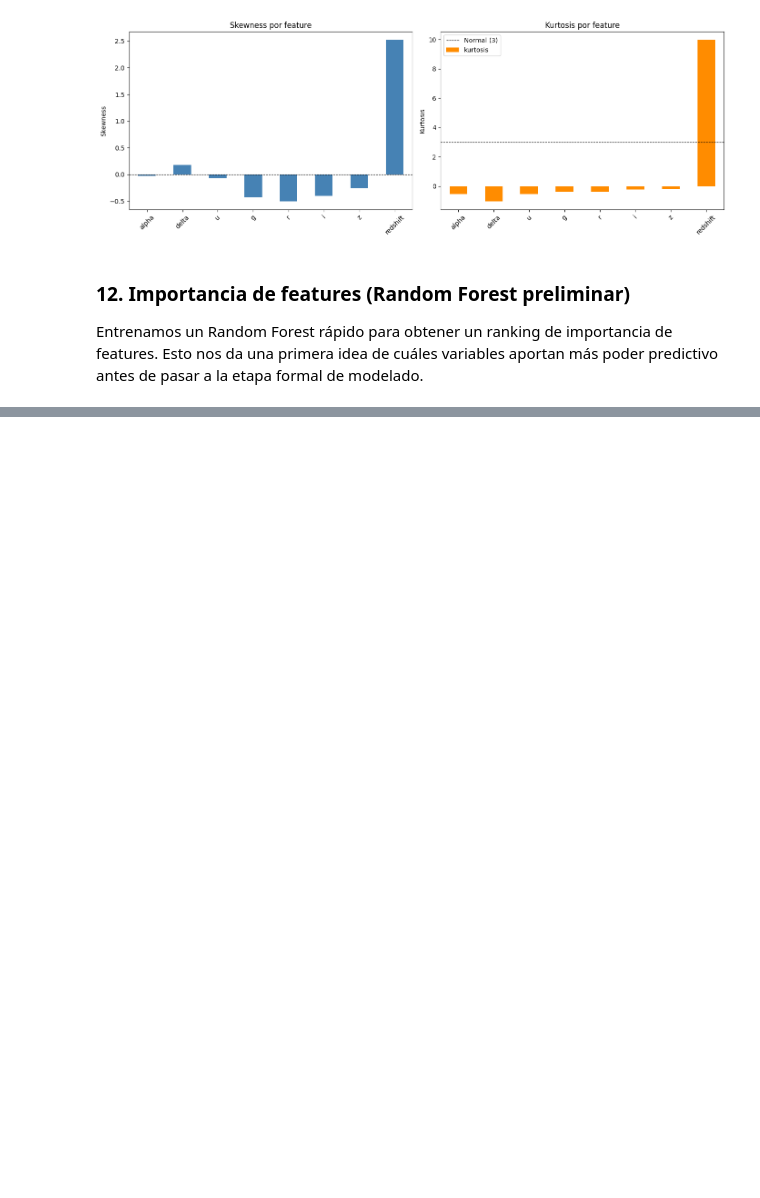
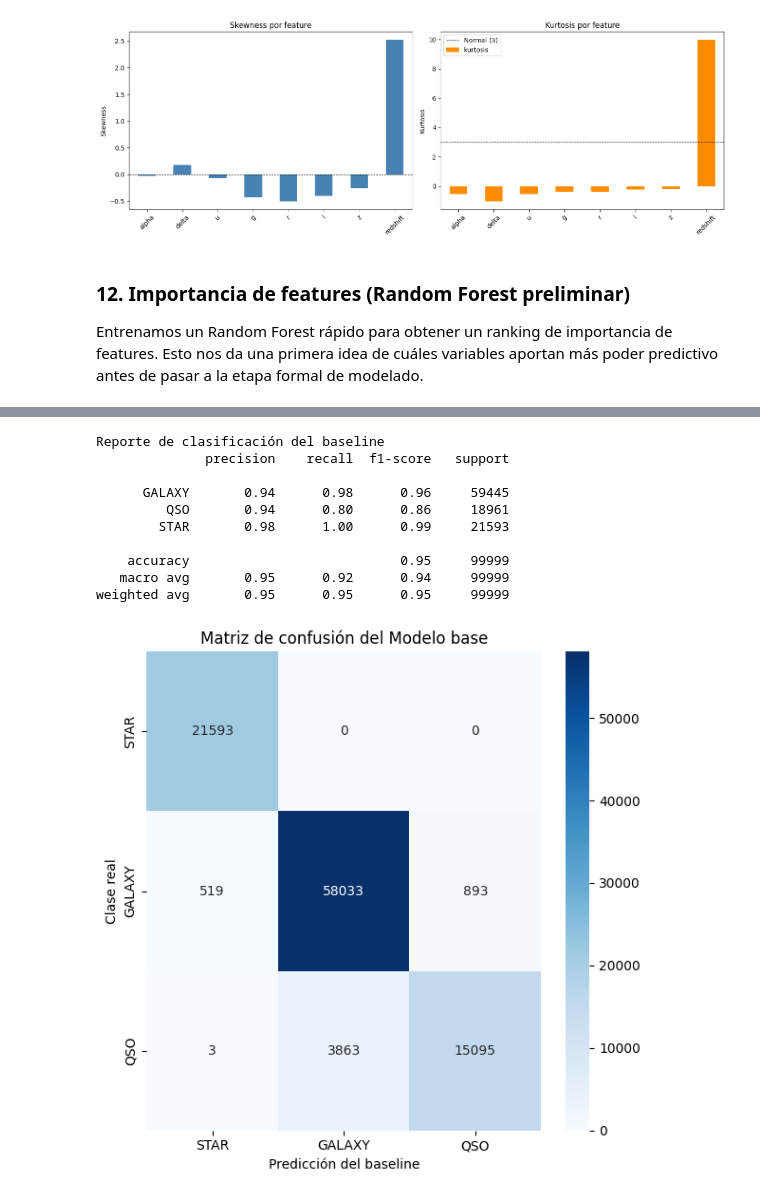
Before and after one commit to gabrielquiroga/ceia-amq1-tf, a Jupyter notebook: notebooks/eda.ipynb, the cells around one changed output, grey strips where cells are left out. Drawn from its saved outputs; the diff is of its cells as text; code cells hidden in the pictures; blank space fills up the shorter version.

Commit message:
Se agrega un clasificador base al final del EDA

```diff
--- a/notebooks/eda.ipynb
+++ b/notebooks/eda.ipynb
@@ -383,0 +506,33 @@ ModuleNotFoundError: No module named 'sklearn'
+# %%
+cortes = [-np.inf, 0.0045, 1.0, np.inf]
+etiquetas = ['STAR', 'GALAXY', 'QSO']
+
+# El método cut() incluye por defecto el <= en los bordes derechos
+df['baseline_pred'] = pd.cut(df['redshift'], bins=cortes, labels=etiquetas)
+
+print("Reporte de clasificación del baseline")
+print(classification_report(df['class'], df['baseline_pred']))
+
+cm = confusion_matrix(df['class'], df['baseline_pred'], labels=etiquetas)
+plt.figure(figsize=(6, 6))
+sns.heatmap(
+    cm, annot=True, fmt='d', cmap='Blues',
+    xticklabels=etiquetas, yticklabels=etiquetas
+)
+plt.xlabel('Predicción del baseline')
+plt.ylabel('Clase real')
+plt.title('Matriz de confusión del Modelo base')
+plt.tight_layout()
+plt.show()
+# %% [output]
+Reporte de clasificación del baseline
+              precision    recall  f1-score   support
+
+      GALAXY       0.94      0.98      0.96     59445
+         QSO       0.94      0.80      0.86     18961
+        STAR       0.98      1.00      0.99     21593
+
+    accuracy                           0.95     99999
+   macro avg       0.95      0.92      0.94     99999
+weighted avg       0.95      0.95      0.95     99999
+[figure, added]
```
Also changed, not shown: parts of 10 cells of this notebook, 3 other files.
